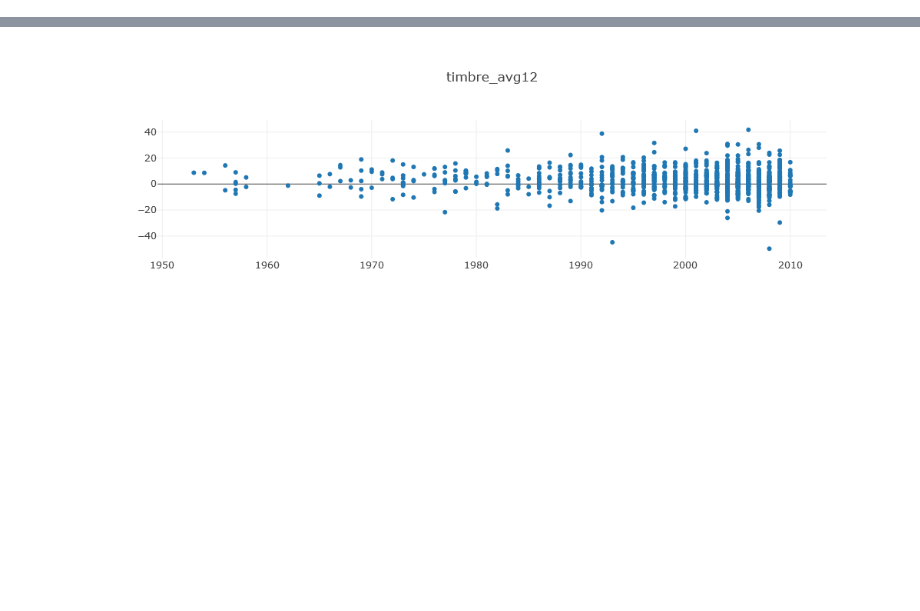
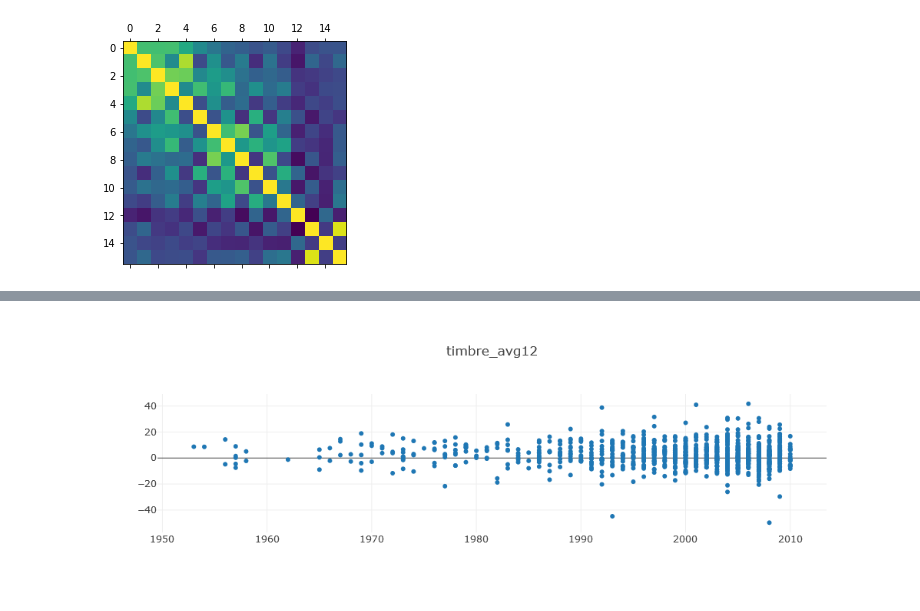
Before and after one commit to freecraver/ML-fun, a Jupyter notebook: greenhouse/greenhouse.ipynb, the cells around one changed output, grey strips where cells are left out. Drawn from its saved outputs; the diff is of its cells as text; code cells hidden in the pictures; blank space fills up the shorter version.

```diff
--- a/greenhouse/greenhouse.ipynb
+++ b/greenhouse/greenhouse.ipynb
@@ -141,0 +423,5 @@ df_data[15].plot()
+# %%
+plt.matshow(df_data.corr())
+plt.savefig('correlation_greenhouse.pdf')
+# %% [output]
+[figure, added]
```
Also changed, not shown: parts of 22 cells of this notebook, 10 other files.
